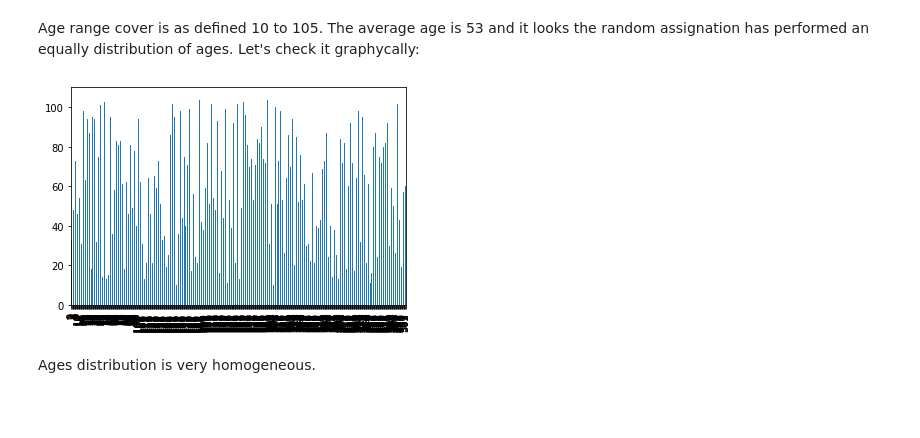
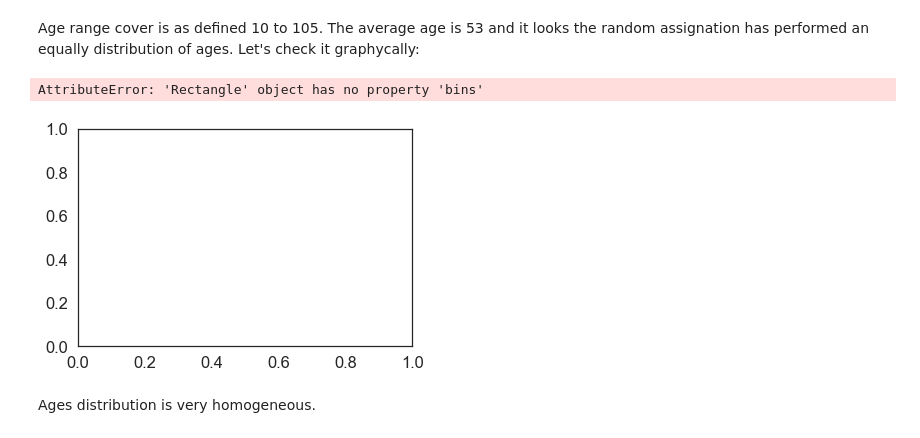
Before and after one commit to MarkusHumetus/Bases_de_dades_NoSQL, a Jupyter notebook: S14_T01_Bases de dades no relacionals.ipynb, the cells around one changed output. Saved outputs shown, nothing was run; the diff lists cells and outputs as text; code cells hidden in the pictures; blank space fills up the shorter version.

```diff
--- a/S14_T01_Bases de dades no relacionals.ipynb
+++ b/S14_T01_Bases de dades no relacionals.ipynb
@@ -315,13 +333,12 @@ Age range cover is as defined 10 to 105. The average age is 53 and it looks the
 # %%
 import matplotlib.pyplot as plt
 import seaborn as sns
-# %%
-dist_ages=df_all.age.plot(kind='bar')
-sns.set_style()
-
-plt.show()
-# %% [output]
-[figure, removed]
+# %%
+sns.set_style('white')
+sns.barplot(list(df_all.age),  bins=50)
+# %% [output]
+AttributeError: 'Rectangle' object has no property 'bins'
+[figure, added]
 # %% [markdown]
 Ages distribution is very homogeneous.
 # %%
```
Also changed, not shown: parts of 5 cells of this notebook.
